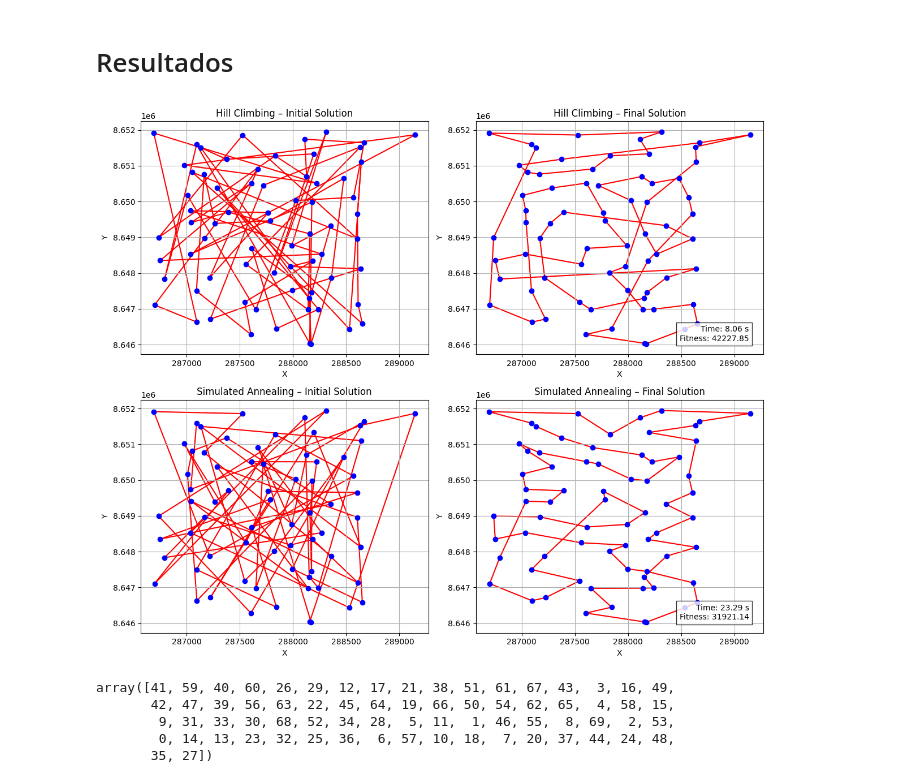
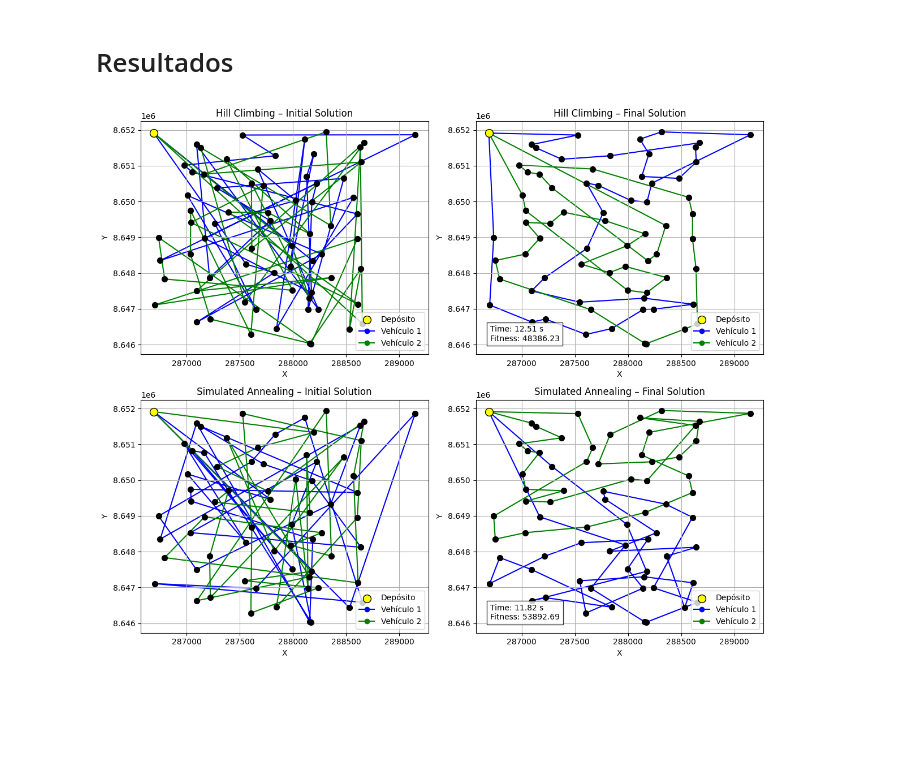
Before and after one commit to diperezbgit/IA-FUNDAMENTALS, a Jupyter notebook: TAREA_2/TAREA_2_HC_SA_pynb.ipynb, the cells around one changed output. Saved outputs shown, nothing was run; the diff lists cells and outputs as text; code cells hidden in the pictures; blank space fills up the shorter version.

```diff
--- a/TAREA_2/TAREA_2_HC_SA_pynb.ipynb
+++ b/TAREA_2/TAREA_2_HC_SA_pynb.ipynb
@@ -284,44 +235,24 @@ Tiempo de ejecución: 23.288676261901855
 # %% [markdown]
 # Resultados
 # %%
+route1 = init_sol_hc
+dist1 = init_sol_hc
+route2 = sol_hc
+dist2 = final_cost_hc
 
-# graficamos
-nodes = positions
+route3 = init_sol_sa
+dist3 = init_sol_sa
+route4 = sol_sa
+dist4 = final_cost_sa
 
-route1 = sol_init_hc
-dist1 = fit_init_hc
-route2 = sol_hc
-dist2 = fit_hc
-
-route3 = sol_init_sa
-dist3 = fit_init_sa
-route4 = sol_sa
-dist4 = fit_sa
-
-## Subplots
 fig, axs = plt.subplots(2, 2, figsize=(12, 10))
 
-plot_tsp_2(nodes, route1, axs[0][0])
-axs[0][0].set_title('Hill Climbing – Initial Solution')
-
-plot_tsp_2(nodes, route2, axs[0][1])
-axs[0][1].set_title('Hill Climbing – Final Solution')
-axs[0][1].text(0.95, 0.05, f'Time: {fin_hc - inicio_hc:.2f} s\nFitness: {fit_hc:.2f}',
-               transform=axs[0][1].transAxes,
-               fontsize=10, verticalalignment='bottom', horizontalalignment='right',
-               bbox=dict(facecolor='white', alpha=0.8))
-
-plot_tsp_2(nodes, route3, axs[1][0])
-axs[1][0].set_title('Simulated Annealing – Initial Solution')
-
-plot_tsp_2(nodes, route4, axs[1][1])
-axs[1][1].set_title('Simulated Annealing – Final Solution')
-axs[1][1].text(0.95, 0.05, f'Time: {fin_sa - inicio_sa:.2f} s\nFitness: {fit_sa:.2f}',
-               transform=axs[1][1].transAxes,
-               fontsize=10, verticalalignment='bottom', horizontalalignment='right',
-               bbox=dict(facecolor='white', alpha=0.8))
+plot_tsp_style_2(positions, route1, 'Hill Climbing – Initial Solution', axs[0][0])
+plot_tsp_style_2(positions, route2, 'Hill Climbing – Final Solution', axs[0][1], time=fin_hc - inicio_hc, fitness=dist2)
+plot_tsp_style_2(positions, route3, 'Simulated Annealing – Initial Solution', axs[1][0])
+plot_tsp_style_2(positions, route4, 'Simulated Annealing – Final Solution', axs[1][1], time=fin_sa - inicio_sa, fitness=dist4)
 
 plt.tight_layout()
 plt.show()
 # %% [output]
-[figure, old version]
+[figure, new version]
@@ -338,8 +258,0 @@ dist4 = fit_sa
-# %%
-route1
-# %% [output]
-array([41, 59, 40, 60, 26, 29, 12, 17, 21, 38, 51, 61, 67, 43,  3, 16, 49,
-       42, 47, 39, 56, 63, 22, 45, 64, 19, 66, 50, 54, 62, 65,  4, 58, 15,
-        9, 31, 33, 30, 68, 52, 34, 28,  5, 11,  1, 46, 55,  8, 69,  2, 53,
-        0, 14, 13, 23, 32, 25, 36,  6, 57, 10, 18,  7, 20, 37, 44, 24, 48,
-       35, 27])
```
Also changed, not shown: parts of 19 cells of this notebook.
